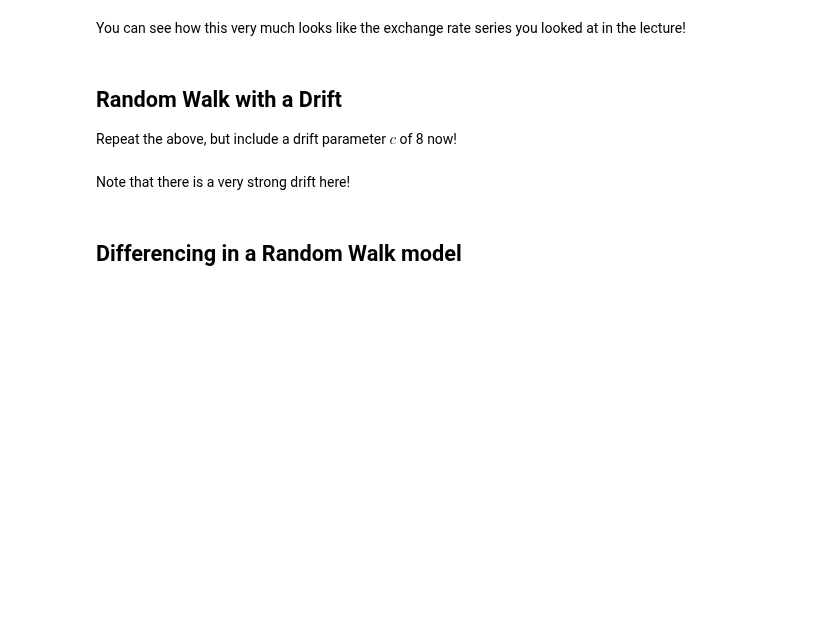
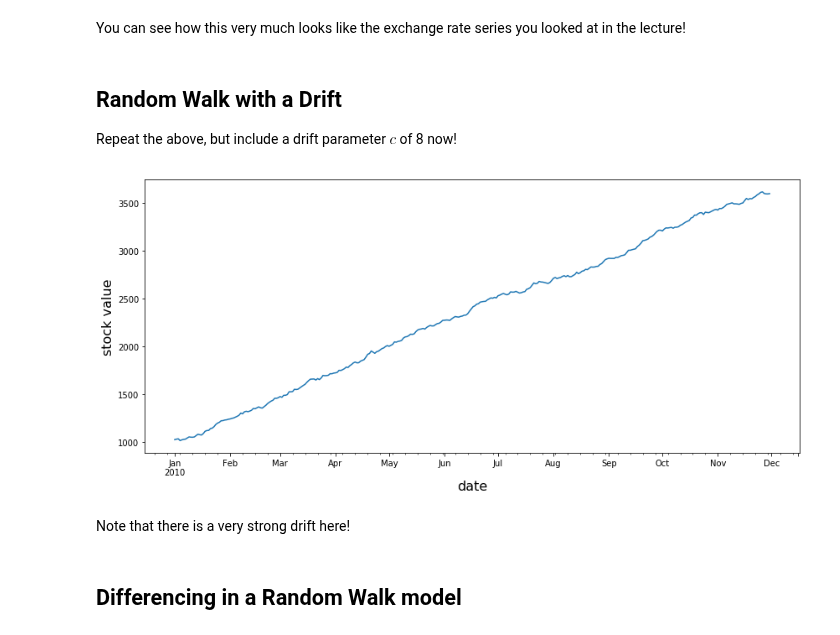
Before and after one commit to harrisonhardin/dsc-basic-time-series-models-lab-houston-ds-042219, a Jupyter notebook: index.ipynb, the cells around one changed output. Cells and saved outputs as stored; diff of their text form; code cells hidden in the pictures; blank space fills up the shorter version.

```diff
--- a/index.ipynb
+++ b/index.ipynb
@@ -165,3 +161,31 @@ Repeat the above, but include a drift parameter $c$ of 8 now!
+# %%
+# keep the random seed
+# keep the random seed
+np.random.seed(11)
+
+# create a series with the specified dates
+dates = pd.date_range('2010-01-01', '2010-11-30')
+len(dates)
+
+error = np.random.normal(0,10,len(dates))
+
+def random_walk(start, error):
+    Y_0 = start
+    cum_error = np.cumsum(error + 8)
+    Y = cum_error + Y_0
+    return Y
+
+shares_value_drift = random_walk(1000, error)
+
+shares_series_drift =  pd.Series(shares_value_drift, index=dates)
+# %%
+# your code here
+ax = shares_series_drift.plot(figsize=(14,6))
+ax.set_ylabel("stock value", fontsize=16)
+ax.set_xlabel("date", fontsize=16)
+plt.show()
+# %% [output]
+[figure, added]
 # %% [markdown]
 Note that there is a very strong drift here!
 # %% [markdown]
```
Also changed, not shown: parts of 2 cells of this notebook.
